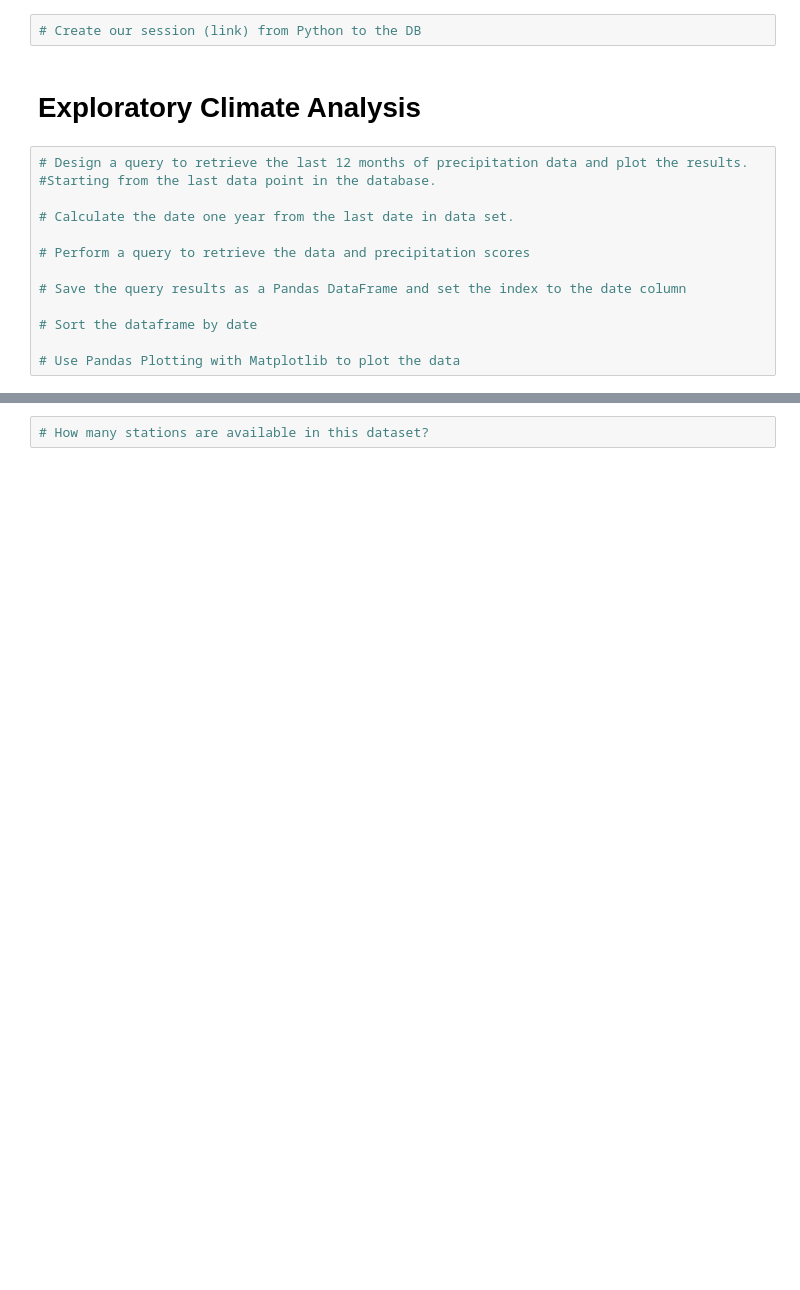
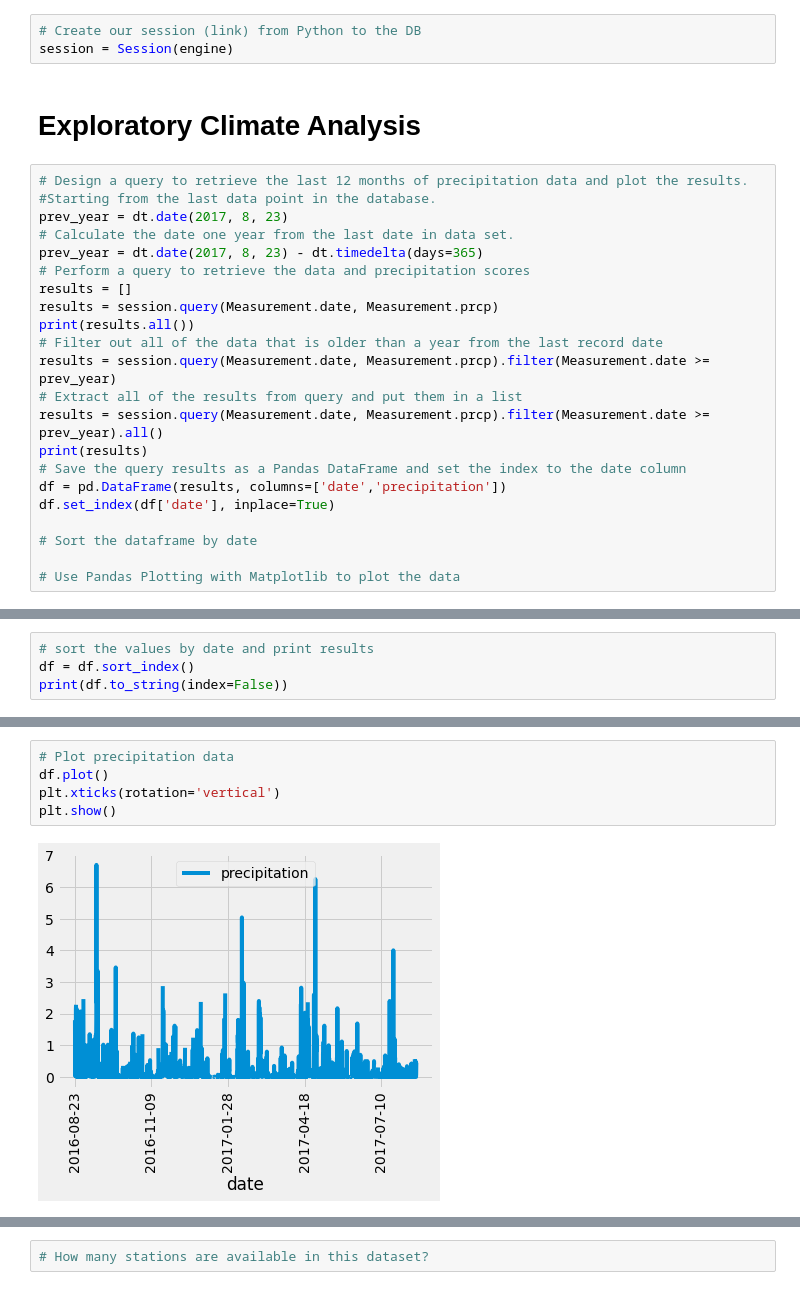
Before and after one commit to gcolareta/Surfs_up, a Jupyter notebook: climate_analysis.ipynb, the cells around one changed output, grey strips where cells are left out. Drawn from its saved outputs; the diff is of its cells as text; blank space fills up the shorter version.

Commit message:
adding plot and statistics summary

```diff
--- a/climate_analysis.ipynb
+++ b/climate_analysis.ipynb
@@ -34,17 +34,27 @@ Measurement = Base.classes.measurement
 Station = Base.classes.station
 # %%
 # Create our session (link) from Python to the DB
+session = Session(engine)
 # %% [markdown]
 # Exploratory Climate Analysis
 # %%
 # Design a query to retrieve the last 12 months of precipitation data and plot the results.
 #Starting from the last data point in the database.
-
+prev_year = dt.date(2017, 8, 23)
 # Calculate the date one year from the last date in data set.
-
+prev_year = dt.date(2017, 8, 23) - dt.timedelta(days=365)
 # Perform a query to retrieve the data and precipitation scores
-
+results = []
+results = session.query(Measurement.date, Measurement.prcp)
+print(results.all())
+# Filter out all of the data that is older than a year from the last record date
+results = session.query(Measurement.date, Measurement.prcp).filter(Measurement.date >= prev_year)
+# Extract all of the results from query and put them in a list
+results = session.query(Measurement.date, Measurement.prcp).filter(Measurement.date >= prev_year).all()
+print(results)
 # Save the query results as a Pandas DataFrame and set the index to the date column
+df = pd.DataFrame(results, columns=['date','precipitation'])
+df.set_index(df['date'], inplace=True)
 
 # Sort the dataframe by date
 
@@ -51,0 +85,4 @@ Station = Base.classes.station
+# %%
+# sort the values by date and print results
+df = df.sort_index()
+print(df.to_string(index=False))
@@ -52,2 +107,9 @@ Station = Base.classes.station
+# %%
+# Plot precipitation data
+df.plot()
+plt.xticks(rotation='vertical')
+plt.show()
+# %% [output]
+[figure, added]
 # %%
 # Use Pandas to calcualte the summary statistics for the precipitation data
```
Also changed, not shown: parts of 4 cells of this notebook.
